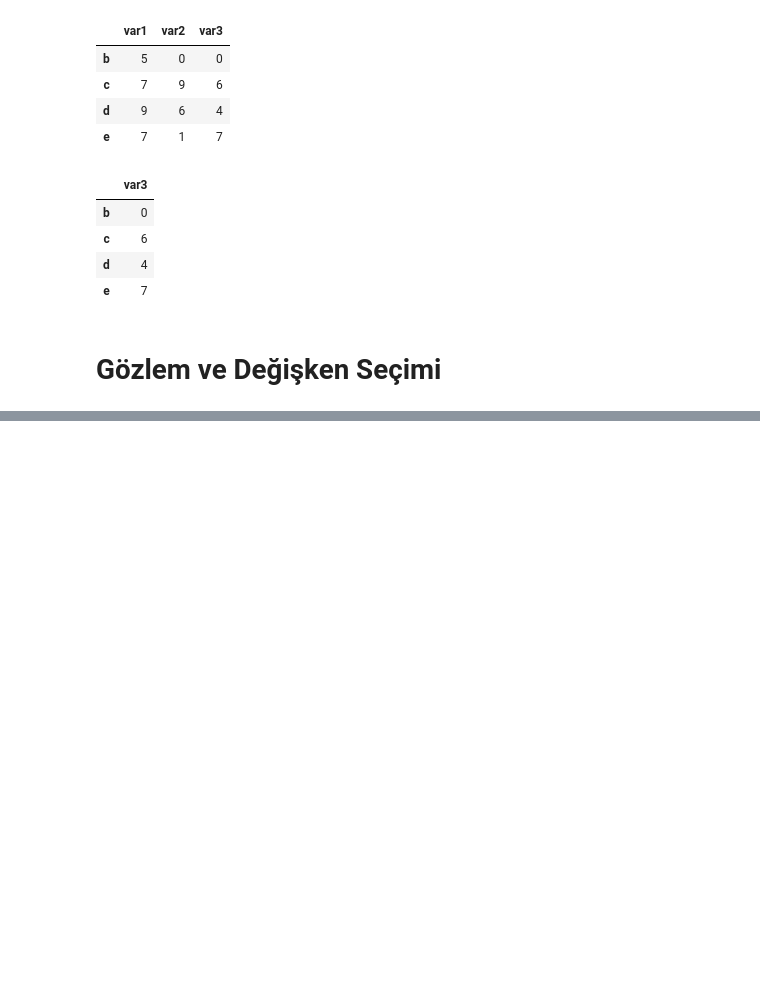
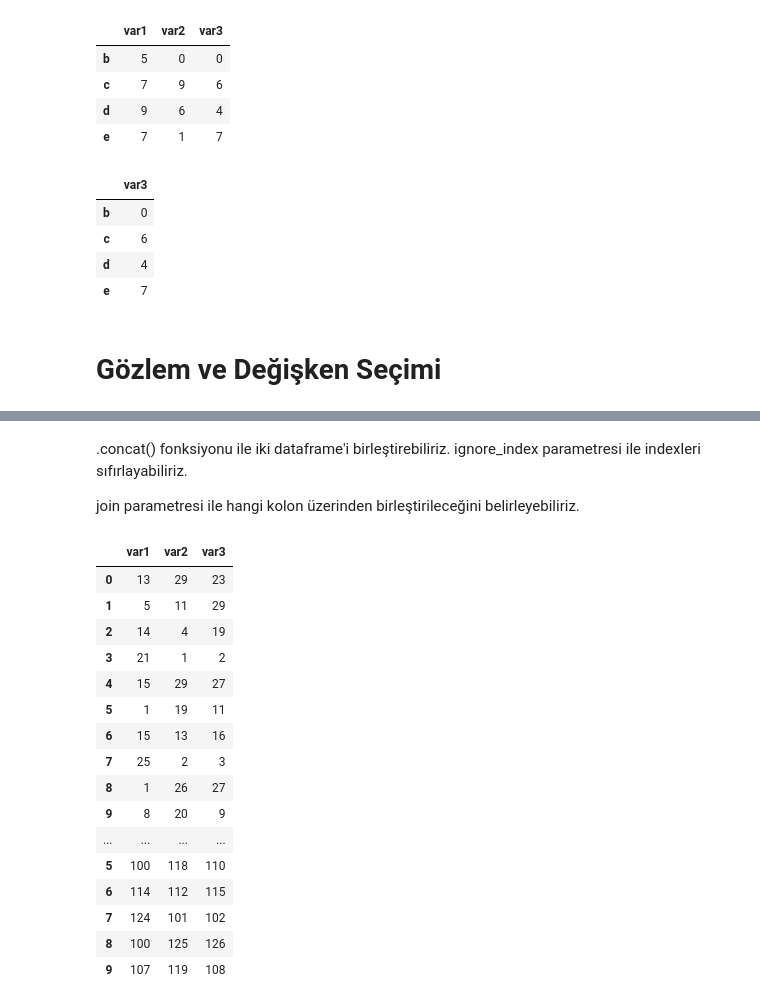
Before and after one commit to EmirRC24/PythonEgitim, a Jupyter notebook: 11. Hafta/Eğitim Öncesi/Pandas 2.ipynb, the cells around one changed output, grey strips where cells are left out. Cells and saved outputs as stored; diff of their text form; code cells hidden in the pictures; blank space fills up the shorter version.

```diff
--- a/11. Hafta/Eğitim Öncesi/Pandas 2.ipynb
+++ b/11. Hafta/Eğitim Öncesi/Pandas 2.ipynb
@@ -144,0 +224,3 @@ df
+# %%
+df2 = df + 99
+df2
@@ -144,0 +239,24 @@ df
+# %% [markdown]
+.concat() fonksiyonu ile iki dataframe'i birleştirebiliriz. ignore_index parametresi ile indexleri sıfırlayabiliriz.
+
+join parametresi ile hangi kolon üzerinden birleştirileceğini belirleyebiliriz.
+# %%
+pd.concat([df,df2])
+# %% [output]
+|  | var1 | var2 | var3 |
+| 0 | 13 | 29 | 23 |
+| 1 | 5 | 11 | 29 |
+| 2 | 14 | 4 | 19 |
+| 3 | 21 | 1 | 2 |
+| 4 | 15 | 29 | 27 |
+| 5 | 1 | 19 | 11 |
+| 6 | 15 | 13 | 16 |
+| 7 | 25 | 2 | 3 |
+| 8 | 1 | 26 | 27 |
+| 9 | 8 | 20 | 9 |
+| ... | ... | ... | ... |
+| 5 | 100 | 118 | 110 |
+| 6 | 114 | 112 | 115 |
+| 7 | 124 | 101 | 102 |
+| 8 | 100 | 125 | 126 |
+| 9 | 107 | 119 | 108 |
```
Also changed, not shown: parts of 19 cells of this notebook.
